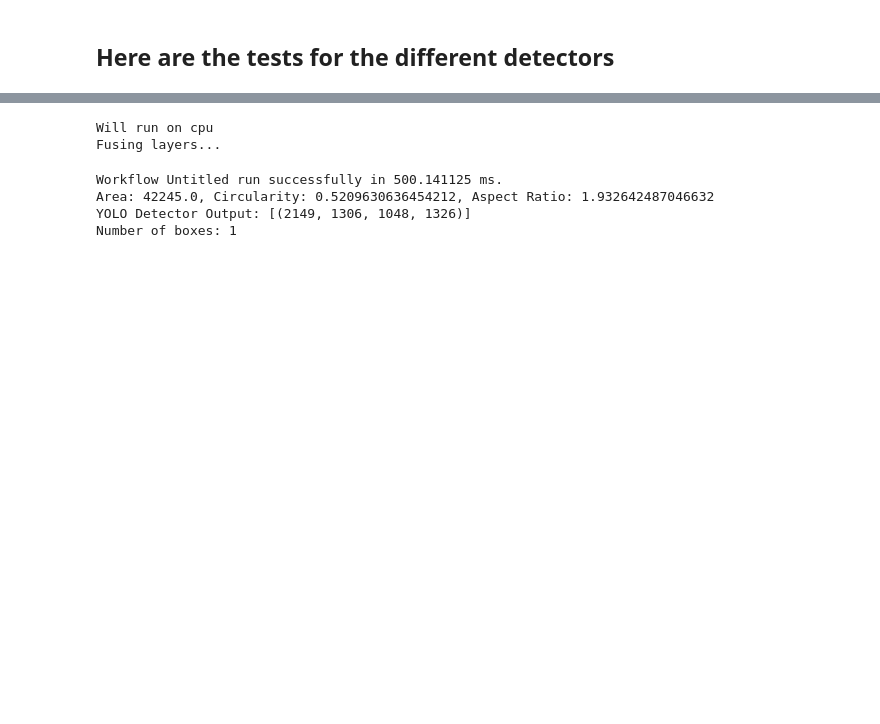
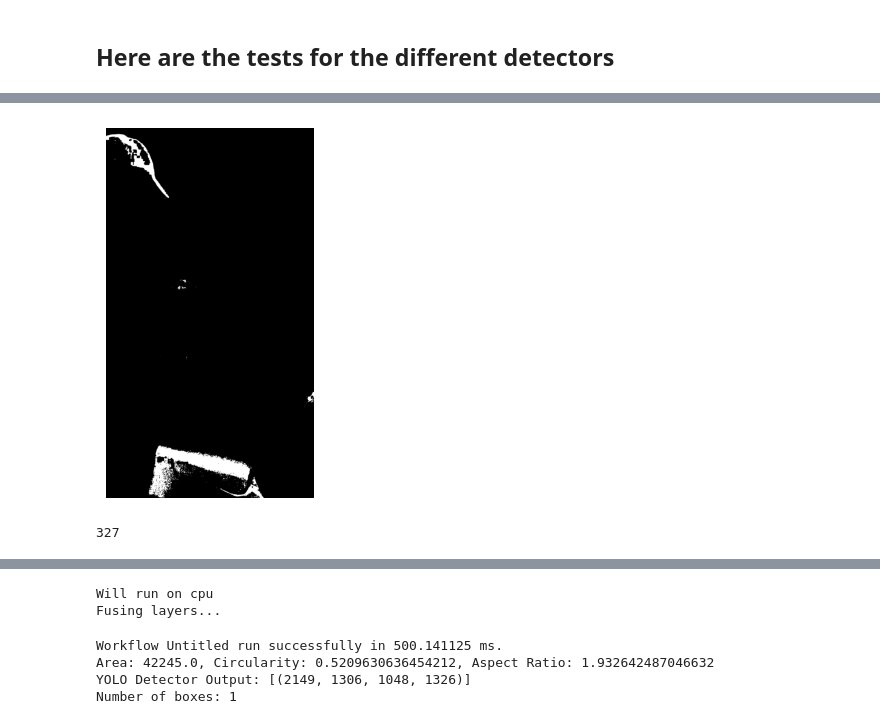
Before and after one commit to Mathixx/INF573-MakeBenardDisappear, a Jupyter notebook: test_detectors.ipynb, the cells around one changed output, grey strips where cells are left out. Drawn from its saved outputs; the diff is of its cells as text; code cells hidden in the pictures; blank space fills up the shorter version.

```diff
--- a/test_detectors.ipynb
+++ b/test_detectors.ipynb
@@ -99,0 +111,13 @@ Red Cap Detector Output: [(2469, 1309, 373, 193)]
+# %%
+imshow(combined_mask)
+# %% [output]
+[figure, added]
+# %%
+contours, _ = cv2.findContours(combined_mask, cv2.RETR_EXTERNAL, cv2.CHAIN_APPROX_SIMPLE)
+# display_the_contour
+# contour_image = test_image.copy()
+# cv2.drawContours(contour_image, contours, -1, (0, 255, 0), 3)
+# imshow(contour_image)
+print(len(contours))
+# %% [output]
+327
```
Also changed, not shown: parts of 8 cells of this notebook, 12 other files.
